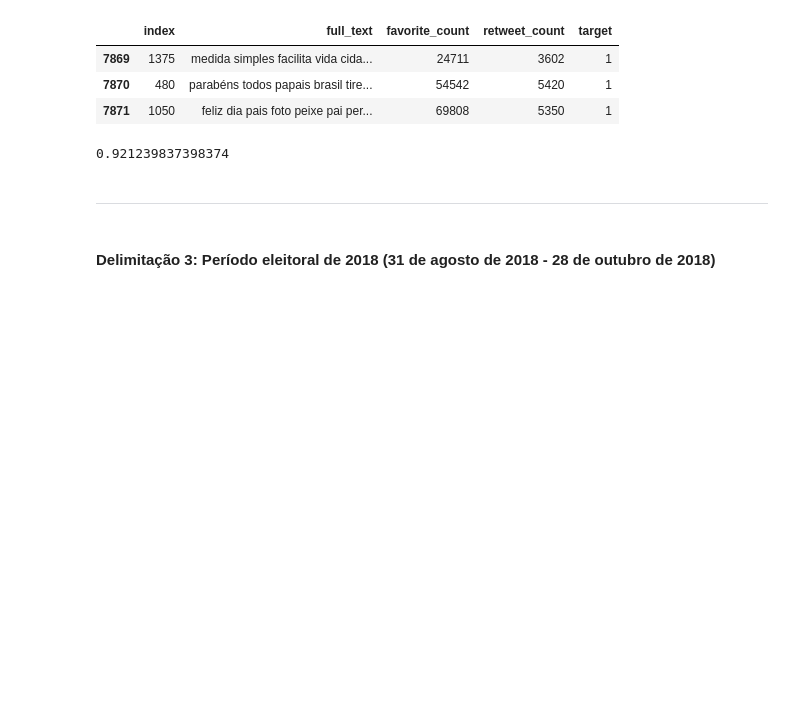
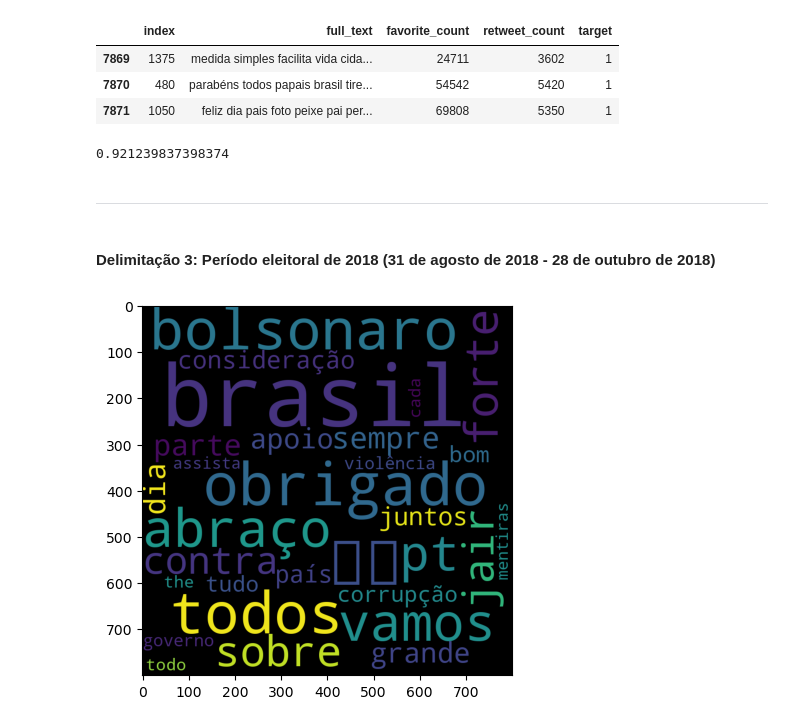
Before and after one commit to BaimaCaio/analise-twitter-lula-bolsonaro, a Jupyter notebook: analysis.ipynb, the cells around one changed output. Cells and saved outputs as stored; diff of their text form; code cells hidden in the pictures; blank space fills up the shorter version.

```diff
--- a/analysis.ipynb
+++ b/analysis.ipynb
@@ -636,3 +636,19 @@ accuracy_score(y_test, y_pred)
 ___
 # %% [markdown]
 #### Delimitação 3: Período eleitoral de 2018 (31 de agosto de 2018 - 28 de outubro de 2018)
+# %%
+eleicao_bolsonaro = ' '.join(dt_eleicoes_bolsonaro['full_text'].apply(' '.join))
+eleicao_lula =  ' '.join(dt_eleicoes_lula['full_text'].apply(' '.join))
+# %%
+top30 = frequencia(eleicao_bolsonaro.split(), 30)
+top30 = dict(top30)
+
+nuvem_de_palavras = WordCloud(stopwords=stopwords,
+                              height=800,
+                              width=800)
+nuvem_de_palavras.generate_from_frequencies(top30)
+
+plt.imshow(nuvem_de_palavras)
+plt.show()
+# %% [output]
+[figure, added]
```
Also changed, not shown: parts of 11 cells of this notebook.
